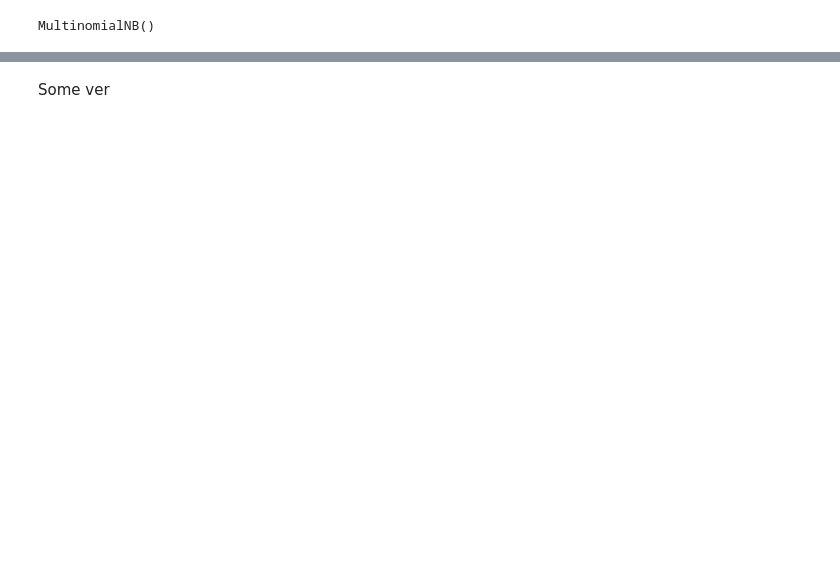
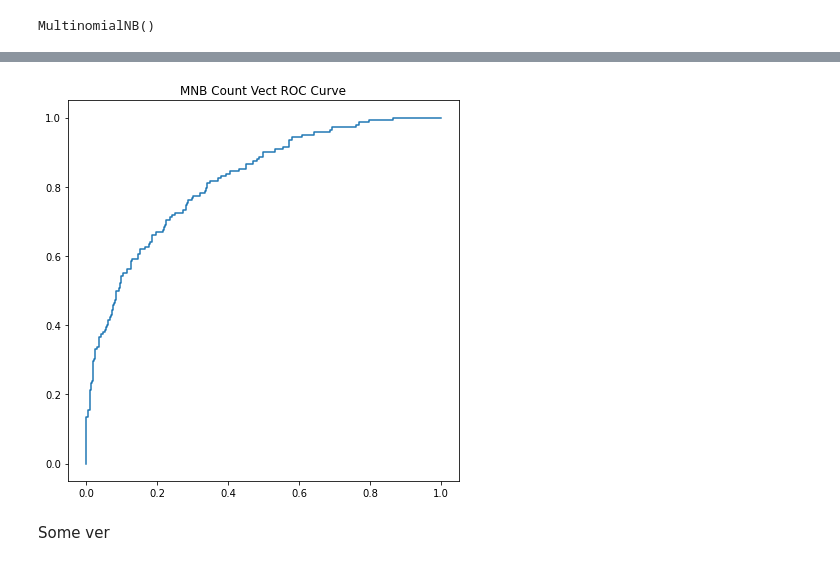
Before and after one commit to dvdhartsman/NLP-Sentiment-Analysis, a Jupyter notebook: David_Notebook.ipynb, the cells around one changed output, grey strips where cells are left out. Saved outputs shown, nothing was run; the diff lists cells and outputs as text; code cells hidden in the pictures; blank space fills up the shorter version.

```diff
--- a/David_Notebook.ipynb
+++ b/David_Notebook.ipynb
@@ -383,7 +702,7 @@ df_tfidf.columns[1426]
 # %%
 dummy = DummyClassifier(strategy="most_frequent")
 # %%
-dummy.fit(Xt_tfidf, y_train)
+dummy.fit(X_train_transformed, y_train)
 # %% [output]
 DummyClassifier(strategy='most_frequent')
 # %%
@@ -440,7 +765,7 @@ Model.model_df
 # %%
 mnb = MultinomialNB()
 # %%
-mnb.fit(Xt_tfidf, y_train)
+mnb.fit(X_train_transformed, y_train)
 # %% [output]
 MultinomialNB()
 # %%
@@ -509,13 +857,14 @@ Model.model_df
 # %%
 # Count Vectorizer
 count_v = CountVectorizer()
-Xt_count = count_v.fit_transform(X_train)
+Xt_count = combine_train_vectorization(X_train, "tokens", count_v)
+X_test_count = combine_test_vectorization(X_test, 'tokens', count_v)
 # %%
 mnb_count = MultinomialNB()
 mnb_count.fit(Xt_count, y_train)
 # %% [output]
 MultinomialNB()
 # %%
-mnb_count1 = Model("MNB Count Vect", mnb_count, count_v, X_train, X_test, y_train, y_test)
+mnb_count1 = Model("MNB Count Vect", mnb_count, count_v, Xt_count, X_test_count, y_train, y_test)
 # %% [output]
 [Parallel(n_jobs=4)]: Using backend LokyBackend with 4 concurrent workers.
@@ -531,3 +880,7 @@ Model.model_df
+# %%
+mnb_count1.roc_curve()
+# %% [output]
+[figure, added]
 # %%
 # count_auc_plot = mnb_count1.roc_curve()
 # tfidf_auc_plot = mnb1.roc_curve()
```
Also changed, not shown: parts of 93 cells of this notebook.
